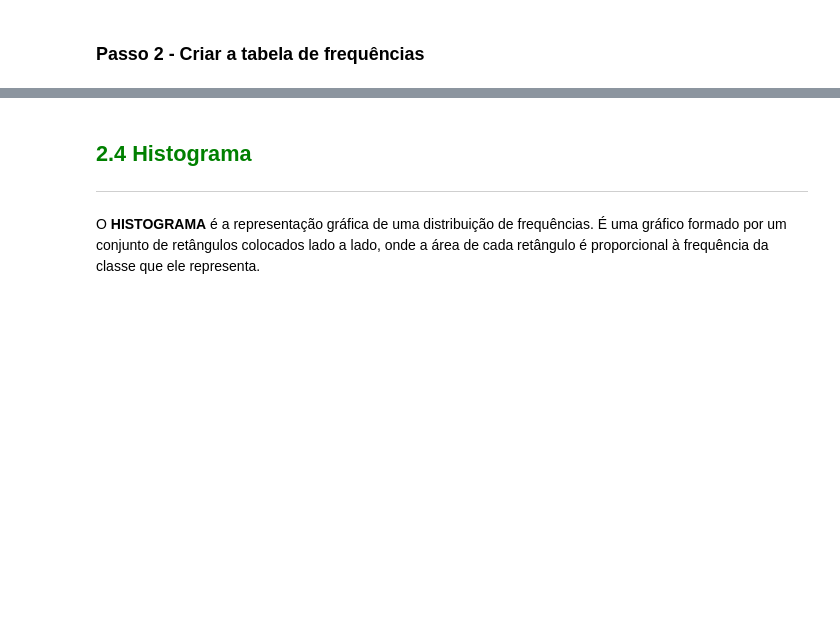
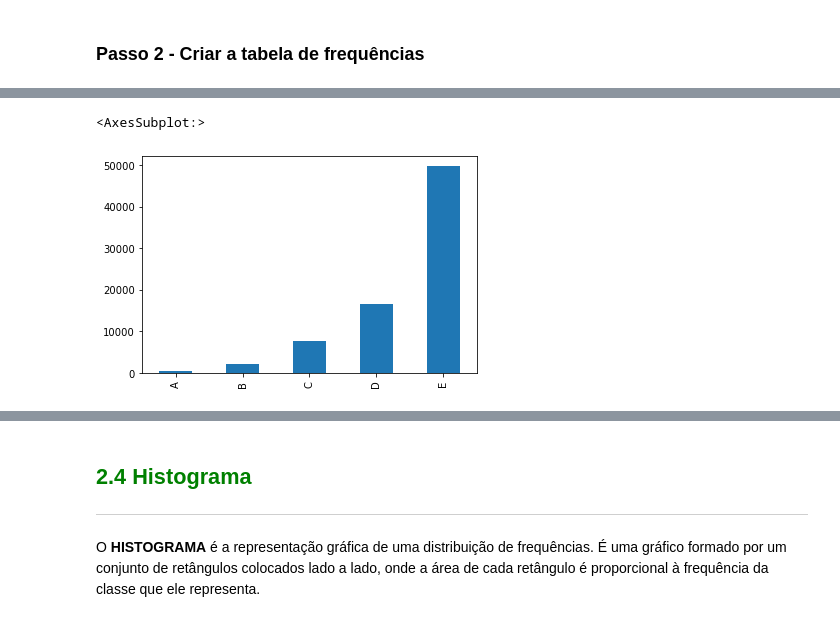
Before and after one commit to rafaelborto/Estat_PY, a Jupyter notebook: Curso_de_Estatística_Parte_1.ipynb, the cells around one changed output, grey strips where cells are left out. Cells and saved outputs as stored; diff of their text form; code cells hidden in the pictures; blank space fills up the shorter version.

```diff
--- a/Curso_de_Estatística_Parte_1.ipynb
+++ b/Curso_de_Estatística_Parte_1.ipynb
@@ -412,4 +412,4 @@ dist_freq_qnt_pers
 | B | 2178 | 2.834461 |
 | A | 608 | 0.791255 |
 # %%
-dist_freq_qnt_pers.sort_index(ascending = False)
+dist_freq_qnt_pers.sort_index(ascending = False, inplace = True)
@@ -576,0 +596,5 @@ dist_freq_sal
+# %%
+dist_freq_qnt_pers['Frequencia'].plot.bar()
+# %% [output]
+<AxesSubplot:>
+[figure, added]
```
Also changed, not shown: parts of 6 cells of this notebook.
